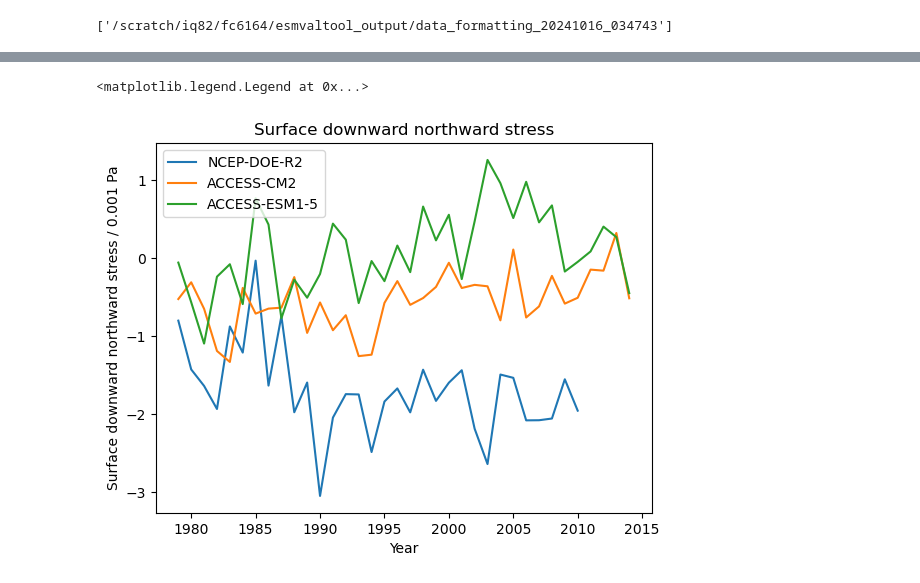
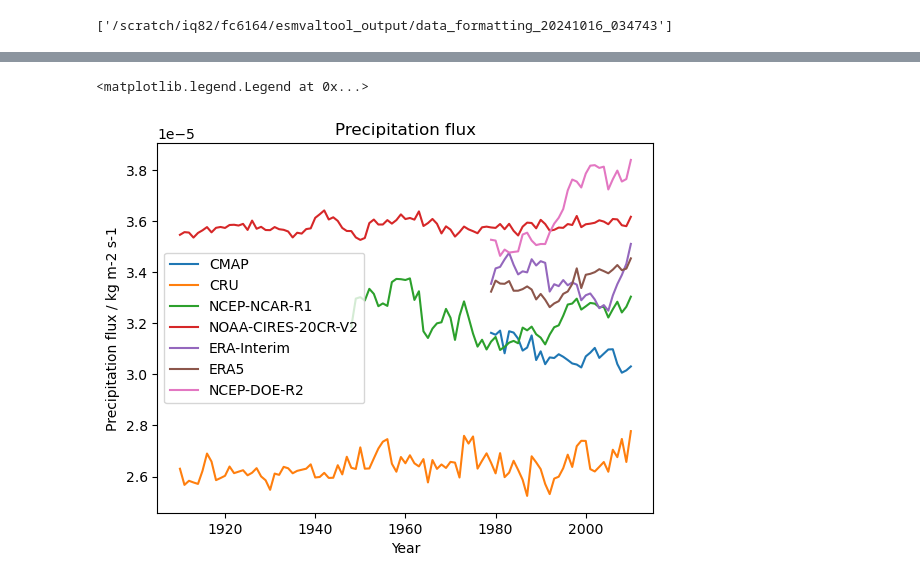
Before and after one commit to ACCESS-NRI/ENSO_recipes, a Jupyter notebook: fc/Observations.ipynb, the cells around one changed output, grey strips where cells are left out. Saved outputs shown, nothing was run; the diff lists cells and outputs as text; code cells hidden in the pictures.

```diff
--- a/fc/Observations.ipynb
+++ b/fc/Observations.ipynb
@@ -85,14 +85,14 @@ CFG['rootpath']['OBS6']
 #               mip='Amon', short_name='tas')
 
 model = Dataset(
-    short_name='tauv', project='CMIP6', institute='*',
+    short_name='pr', project='CMIP6', institute='*',
     mip="Amon", exp="historical", ensemble="r1i1p1f1",
     timerange="19790101/20190101",
     dataset="*",  grid="gn"
 )
 print(len(model.files),len(list(model.from_files())))
 obs = Dataset(dataset='*',project= 'OBS6', mip= 'Amon', tier='*', #'NOAA-CIRES-20CR-V2'
-         type= 'reanaly', version= '*', start_year= '1910', end_year= '2012', short_name='tauv') #pr, tauu, tauv
+         type= 'reanaly', version= '*', start_year= '1910', end_year= '2012', short_name='pr') #pr, tauu, tauv
 print(len(obs.files))
 list(obs.from_files())
 
@@ -139,7 +138,7 @@ def preproc_base(cube):
     cube = annual_statistics(cube, 'mean')
     # cube = cube.collapsed('month_number', iris.analysis.STD_DEV)
 
-    cube.convert_units('1e-3 N/m2')
+    # cube.convert_units('1e-3 N/m2')
     return cube
 
 # print(obs.files)
@@ -152,11 +151,11 @@ for obs_ds in list(obs.from_files()):
     preproc_1[obs_ds['dataset']] = cube
     print(cube.shape)
 
-for ds in list(model.from_files()):
-    cube = preproc_base(ds.load())
-    iris.util.promote_aux_coord_to_dim_coord(cube, 'year')
-    preproc_1[ds['dataset']] = cube
-    print('model',cube.shape)
+# for ds in list(model.from_files()):
+#     cube = preproc_base(ds.load())
+#     iris.util.promote_aux_coord_to_dim_coord(cube, 'year')
+#     preproc_1[ds['dataset']] = cube
+#     print('model',cube.shape)
 
 # dataout = preproc_base(obs.load())
 # dataout
@@ -180,0 +190,15 @@ Wall time: 492 ms
+# %%
+from esmvalcore.preprocessor import climate_statistics
+import cartopy.crs as ccrs
+for obs_ds in list(obs.from_files()):
+    if obs_ds['dataset'] == 'CMAP':
+        obs_ds['tier'] = obs_ds['tier'][-1]
+        cube = climate_statistics(obs_ds.load(),operator='mean',period='full')
+        cube = convert_units(cube, units="mm/day")
+
+print(cube.summary())
+proj = ccrs.TransverseMercator()
+ax = plt.subplot(projection=proj)
+
+qplt.contourf(cube)
+ax.coastlines()
@@ -182,8 +229,8 @@ Wall time: 492 ms
 %%time
 # qplt.contourf(preproc_1['CRU'])
 for lb, cube in preproc_1.items():
-    qplt.plot(cube, label=lb)
+    if lb != 'ANUClimate':
+        qplt.plot(cube, label=lb)
 
 plt.legend()
-# plt.coastlines()
 # %% [output]
@@ -192,2 +239,2 @@ Wall time: 1.8 s
 <matplotlib.legend.Legend at 0x...>
-[figure, old version]
+[figure, new version]
```
Also changed, not shown: parts of 11 cells of this notebook, 5 other files.
